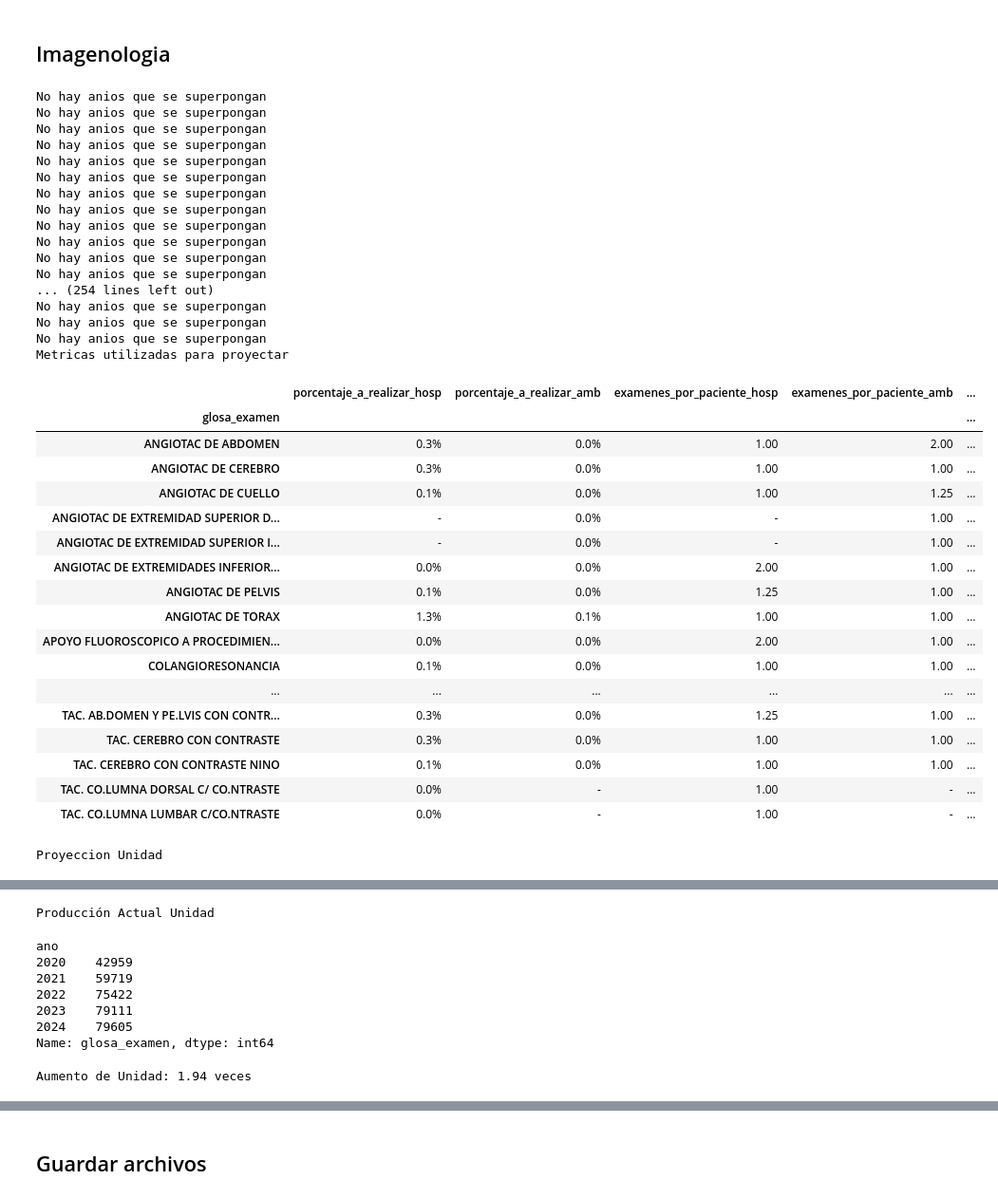
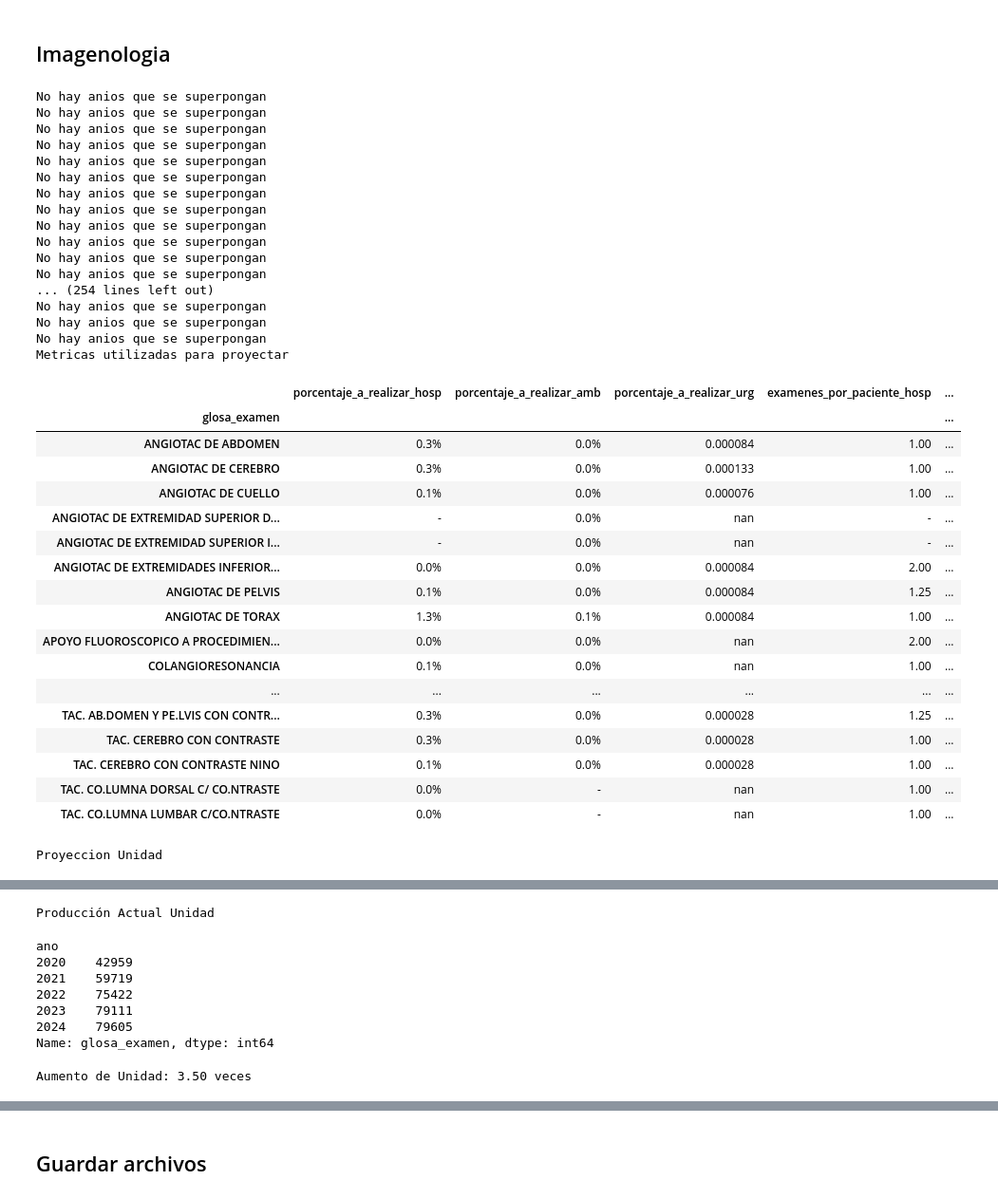
Before and after one commit to JavierRojas14/proyeccion-rdr, a Jupyter notebook: notebooks/6.0-jrb-support-units-percentajes.ipynb, the cells around one changed output, grey strips where cells are left out. Shown: that part at 95% size. Cells and saved outputs as stored; diff of their text form; code cells hidden in the pictures.

Commit message:
Calcula metricas de urgencias y las reporta

```diff
--- a/notebooks/6.0-jrb-support-units-percentajes.ipynb
+++ b/notebooks/6.0-jrb-support-units-percentajes.ipynb
@@ -335,51 +335,52 @@ resultados_imag = ua.estimar_unidad_completa(
     df_unidad=df_imag,
     df_unidad_hosp=df_imag_hosp,
     df_unidad_amb=df_imag_amb,
     df_unidad_urg=df_imag_urg,
     df_grd=df_grd,
     df_consultas=consultas_medicas,
     df_urgencias=df_urgencias,
     casos_hospitalizados_proyectados=casos_hospitalizados_proyectados,
     casos_atencion_abierta_proyectados=casos_atencion_abierta,
+    casos_urgencia_proyectados=casos_urgencia,
     anios_poblacion=ANIOS_POBLACION,
     estimar_examenes_por_paciente_utilizando_glosa=True,
 )
 # %% [output]
 No hay anios que se superpongan
 No hay anios que se superpongan
 No hay anios que se superpongan
 No hay anios que se superpongan
 No hay anios que se superpongan
 No hay anios que se superpongan
 No hay anios que se superpongan
 No hay anios que se superpongan
 No hay anios que se superpongan
 No hay anios que se superpongan
 No hay anios que se superpongan
 No hay anios que se superpongan
 ... (254 lines left out)
 No hay anios que se superpongan
 No hay anios que se superpongan
 No hay anios que se superpongan
 Metricas utilizadas para proyectar
-|  | porcentaje_a_realizar_hosp | porcentaje_a_realizar_amb | examenes_por_paciente_hosp | examenes_por_paciente_amb | ... |
+|  | porcentaje_a_realizar_hosp | porcentaje_a_realizar_amb | porcentaje_a_realizar_urg | examenes_por_paciente_hosp | ... |
 | glosa_examen |  |  |  |  | ... |
-| ANGIOTAC DE ABDOMEN | 0.3% | 0.0% | 1.00 | 2.00 | ... |
-| ANGIOTAC DE CEREBRO | 0.3% | 0.0% | 1.00 | 1.00 | ... |
-| ANGIOTAC DE CUELLO | 0.1% | 0.0% | 1.00 | 1.25 | ... |
-| ANGIOTAC DE EXTREMIDAD SUPERIOR D... | - | 0.0% | - | 1.00 | ... |
-| ANGIOTAC DE EXTREMIDAD SUPERIOR I... | - | 0.0% | - | 1.00 | ... |
-| ANGIOTAC DE EXTREMIDADES INFERIOR... | 0.0% | 0.0% | 2.00 | 1.00 | ... |
-| ANGIOTAC DE PELVIS | 0.1% | 0.0% | 1.25 | 1.00 | ... |
-| ANGIOTAC DE TORAX | 1.3% | 0.1% | 1.00 | 1.00 | ... |
-| APOYO FLUOROSCOPICO A PROCEDIMIEN... | 0.0% | 0.0% | 2.00 | 1.00 | ... |
-| COLANGIORESONANCIA | 0.1% | 0.0% | 1.00 | 1.00 | ... |
+| ANGIOTAC DE ABDOMEN | 0.3% | 0.0% | 0.000084 | 1.00 | ... |
+| ANGIOTAC DE CEREBRO | 0.3% | 0.0% | 0.000133 | 1.00 | ... |
+| ANGIOTAC DE CUELLO | 0.1% | 0.0% | 0.000076 | 1.00 | ... |
+| ANGIOTAC DE EXTREMIDAD SUPERIOR D... | - | 0.0% | nan | - | ... |
+| ANGIOTAC DE EXTREMIDAD SUPERIOR I... | - | 0.0% | nan | - | ... |
+| ANGIOTAC DE EXTREMIDADES INFERIOR... | 0.0% | 0.0% | 0.000084 | 2.00 | ... |
+| ANGIOTAC DE PELVIS | 0.1% | 0.0% | 0.000084 | 1.25 | ... |
+| ANGIOTAC DE TORAX | 1.3% | 0.1% | 0.000084 | 1.00 | ... |
+| APOYO FLUOROSCOPICO A PROCEDIMIEN... | 0.0% | 0.0% | nan | 2.00 | ... |
+| COLANGIORESONANCIA | 0.1% | 0.0% | nan | 1.00 | ... |
 | ... | ... | ... | ... | ... | ... |
-| TAC. AB.DOMEN Y PE.LVIS CON CONTR... | 0.3% | 0.0% | 1.25 | 1.00 | ... |
-| TAC. CEREBRO CON CONTRASTE | 0.3% | 0.0% | 1.00 | 1.00 | ... |
-| TAC. CEREBRO CON CONTRASTE NINO | 0.1% | 0.0% | 1.00 | 1.00 | ... |
-| TAC. CO.LUMNA DORSAL C/ CO.NTRASTE | 0.0% | - | 1.00 | - | ... |
-| TAC. CO.LUMNA LUMBAR C/CO.NTRASTE | 0.0% | - | 1.00 | - | ... |
+| TAC. AB.DOMEN Y PE.LVIS CON CONTR... | 0.3% | 0.0% | 0.000028 | 1.25 | ... |
+| TAC. CEREBRO CON CONTRASTE | 0.3% | 0.0% | 0.000028 | 1.00 | ... |
+| TAC. CEREBRO CON CONTRASTE NINO | 0.1% | 0.0% | 0.000028 | 1.00 | ... |
+| TAC. CO.LUMNA DORSAL C/ CO.NTRASTE | 0.0% | - | nan | 1.00 | ... |
+| TAC. CO.LUMNA LUMBAR C/CO.NTRASTE | 0.0% | - | nan | 1.00 | ... |
 Proyeccion Unidad
 | index | 2017 | 2018 | 2019 | 2020 | 2021 | 2022 | 2023 | 2024 | 2025 | 2026 | 2027 | ... |
 | AMBULATORIO | 72398.969635 | 74439.064316 | 76405.910455 | 78247.503060 | 79261.693638 | 79901.185988 | 80488.101562 | 81096.120531 | 81613.276020 | 81956.455710 | 82147.764016 | ... |
@@ -393,4 +395,4 @@ ano
 2023    79111
 2024    79605
 Name: glosa_examen, dtype: int64
-Aumento de Unidad: 1.94 veces
+Aumento de Unidad: 3.50 veces
```
Also changed, not shown: parts of 2 cells of this notebook, 1 other file.
